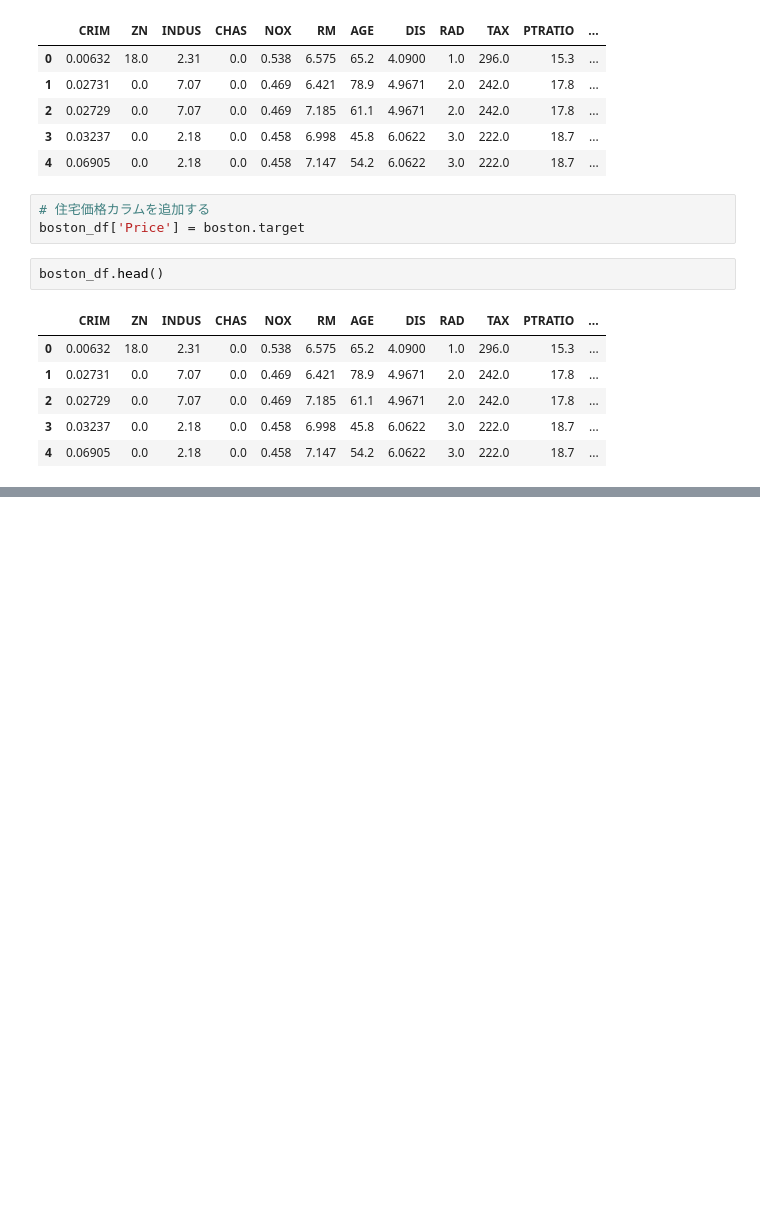
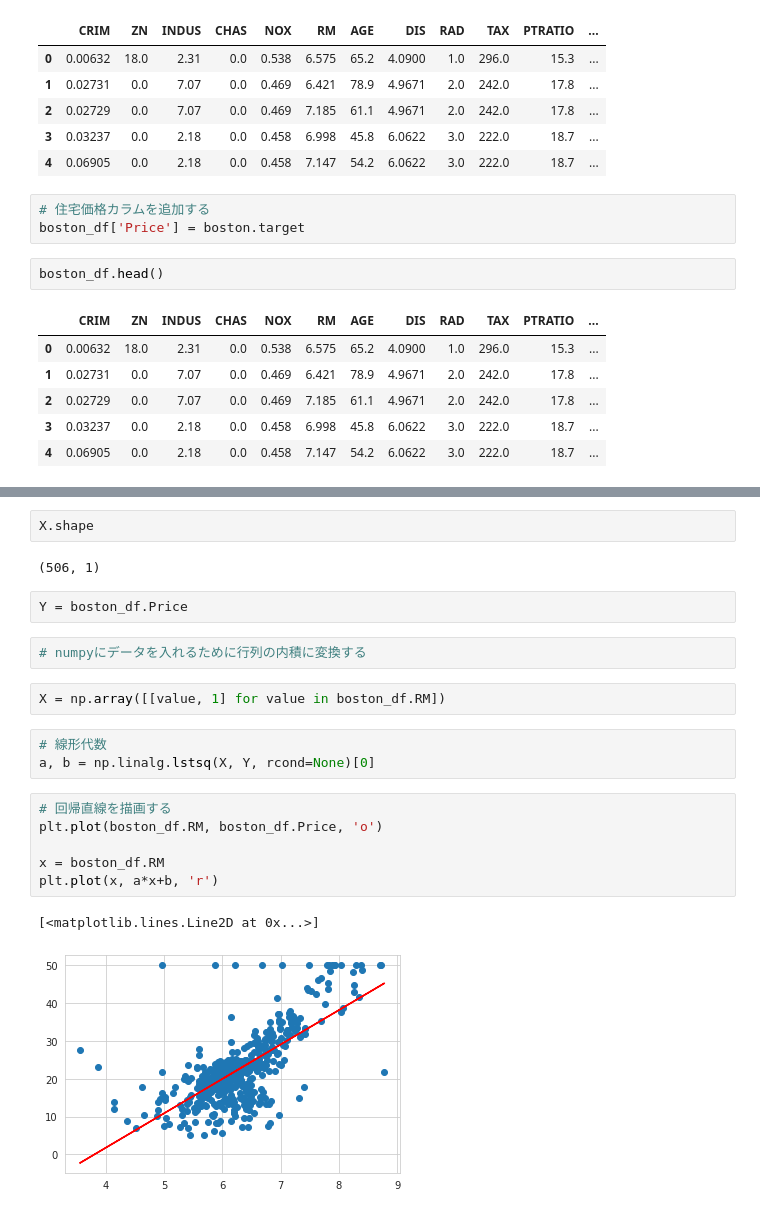
Before and after one commit to kisk0419/Python_learning, a Jupyter notebook: udemy_linear_regression.ipynb, the cells around one changed output, grey strips where cells are left out. Drawn from its saved outputs; the diff is of its cells as text; blank space fills up the shorter version.

```diff
--- a/udemy_linear_regression.ipynb
+++ b/udemy_linear_regression.ipynb
@@ -81,0 +101,22 @@ sns.lmplot('RM', 'Price', data=boston_df)
+# %%
+X.shape
+# %% [output]
+(506, 1)
+# %%
+Y = boston_df.Price
+# %%
+# numpyにデータを入れるために行列の内積に変換する
+# %%
+X = np.array([[value, 1] for value in boston_df.RM])
+# %%
+# 線形代数
+a, b = np.linalg.lstsq(X, Y, rcond=None)[0]
+# %%
+# 回帰直線を描画する
+plt.plot(boston_df.RM, boston_df.Price, 'o')
+
+x = boston_df.RM
+plt.plot(x, a*x+b, 'r')
+# %% [output]
+[<matplotlib.lines.Line2D at 0x...>]
+[figure, added]
```
Also changed, not shown: parts of 4 cells of this notebook.
